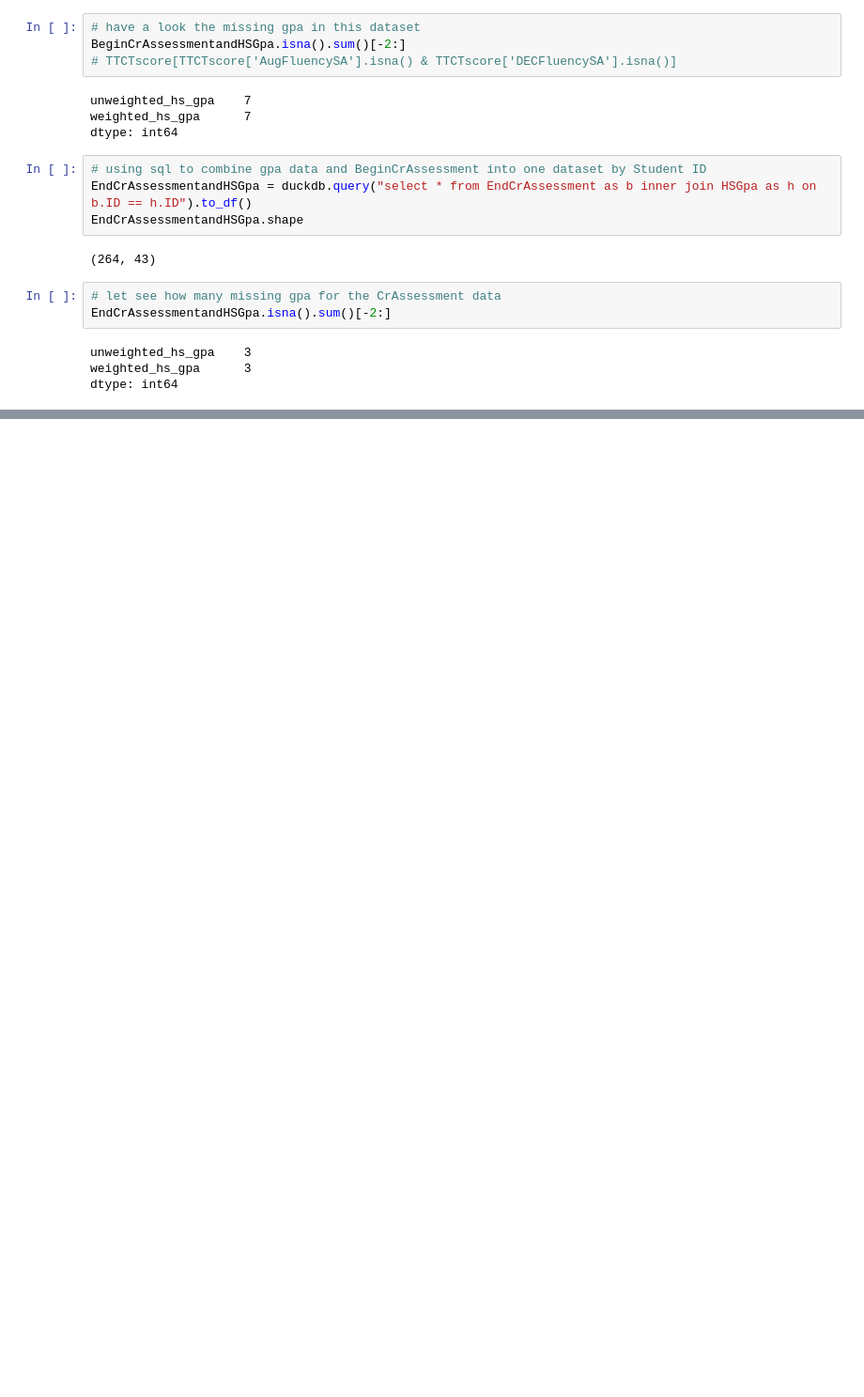
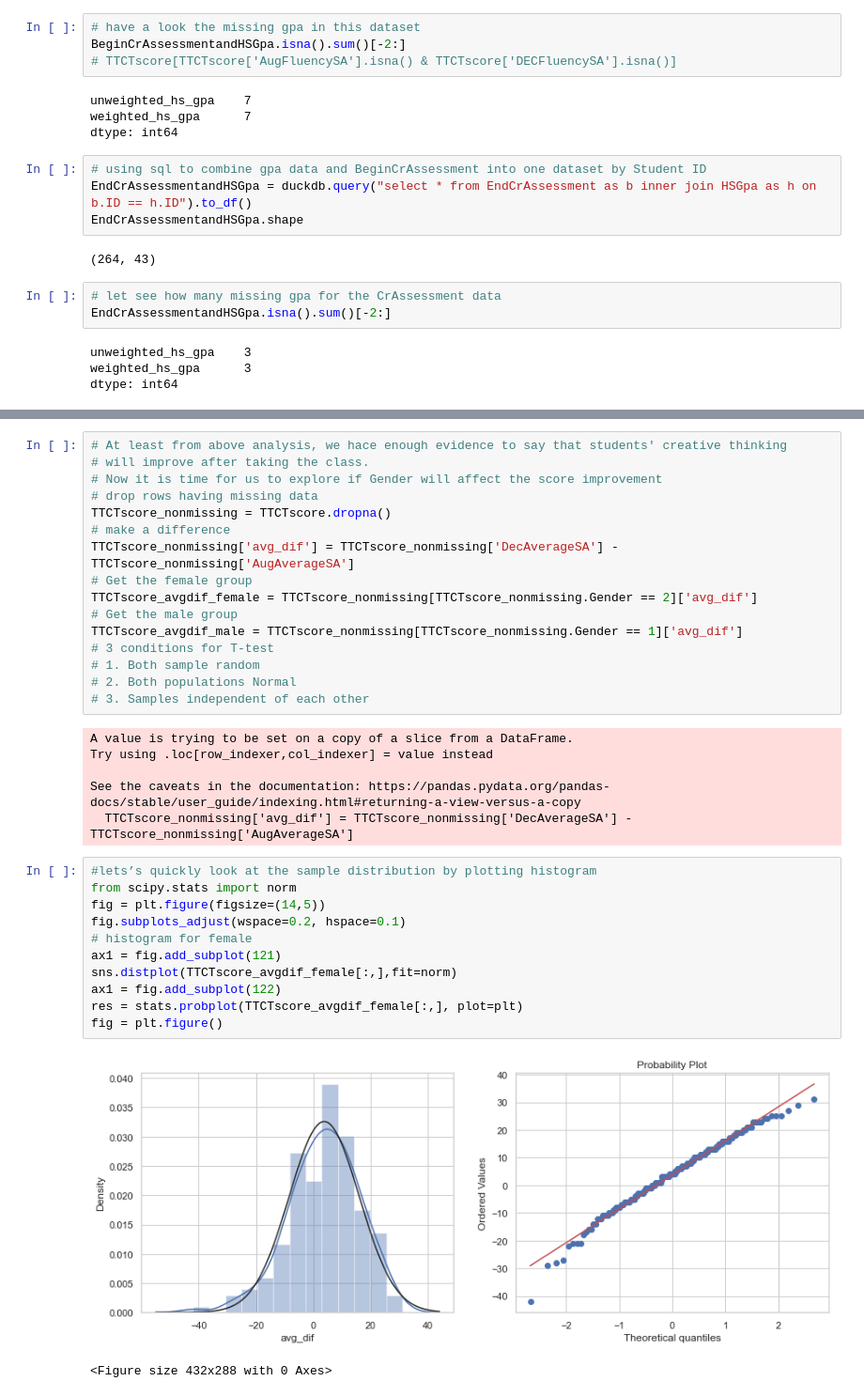
Before and after one commit to Slurpees/St542Project, a Jupyter notebook: code/basicDescriptionsOfData.ipynb, the cells around one changed output, grey strips where cells are left out. Shown at 94% size. Saved outputs shown, nothing was run; the diff lists cells and outputs as text; blank space fills up the shorter version.

```diff
--- a/code/basicDescriptionsOfData.ipynb
+++ b/code/basicDescriptionsOfData.ipynb
@@ -159,0 +271,36 @@ Ttest_relResult(statistic=-3.720913916210963, pvalue=0.0002526024795969336)
+# %%
+# At least from above analysis, we hace enough evidence to say that students' creative thinking
+# will improve after taking the class.
+# Now it is time for us to explore if Gender will affect the score improvement
+# drop rows having missing data
+TTCTscore_nonmissing = TTCTscore.dropna()
+# make a difference
+TTCTscore_nonmissing['avg_dif'] = TTCTscore_nonmissing['DecAverageSA'] - TTCTscore_nonmissing['AugAverageSA']
+# Get the female group
+TTCTscore_avgdif_female = TTCTscore_nonmissing[TTCTscore_nonmissing.Gender == 2]['avg_dif']
+# Get the male group
+TTCTscore_avgdif_male = TTCTscore_nonmissing[TTCTscore_nonmissing.Gender == 1]['avg_dif']
+# 3 conditions for T-test
+# 1. Both sample random
+# 2. Both populations Normal
+# 3. Samples independent of each other
+# %% [output]
+A value is trying to be set on a copy of a slice from a DataFrame.
+Try using .loc[row_indexer,col_indexer] = value instead
+
+See the caveats in the documentation: https://pandas.pydata.org/pandas-docs/stable/user_guide/indexing.html#returning-a-view-versus-a-copy
+  TTCTscore_nonmissing['avg_dif'] = TTCTscore_nonmissing['DecAverageSA'] - TTCTscore_nonmissing['AugAverageSA']
+# %%
+#lets’s quickly look at the sample distribution by plotting histogram
+from scipy.stats import norm
+fig = plt.figure(figsize=(14,5))
+fig.subplots_adjust(wspace=0.2, hspace=0.1)
+# histogram for female
+ax1 = fig.add_subplot(121)
+sns.distplot(TTCTscore_avgdif_female[:,],fit=norm)
+ax1 = fig.add_subplot(122)
+res = stats.probplot(TTCTscore_avgdif_female[:,], plot=plt)
+fig = plt.figure()
+# %% [output]
+[figure, added]
+<Figure size 432x288 with 0 Axes>
```
Also changed, not shown: parts of 59 cells of this notebook, 7 other files.
